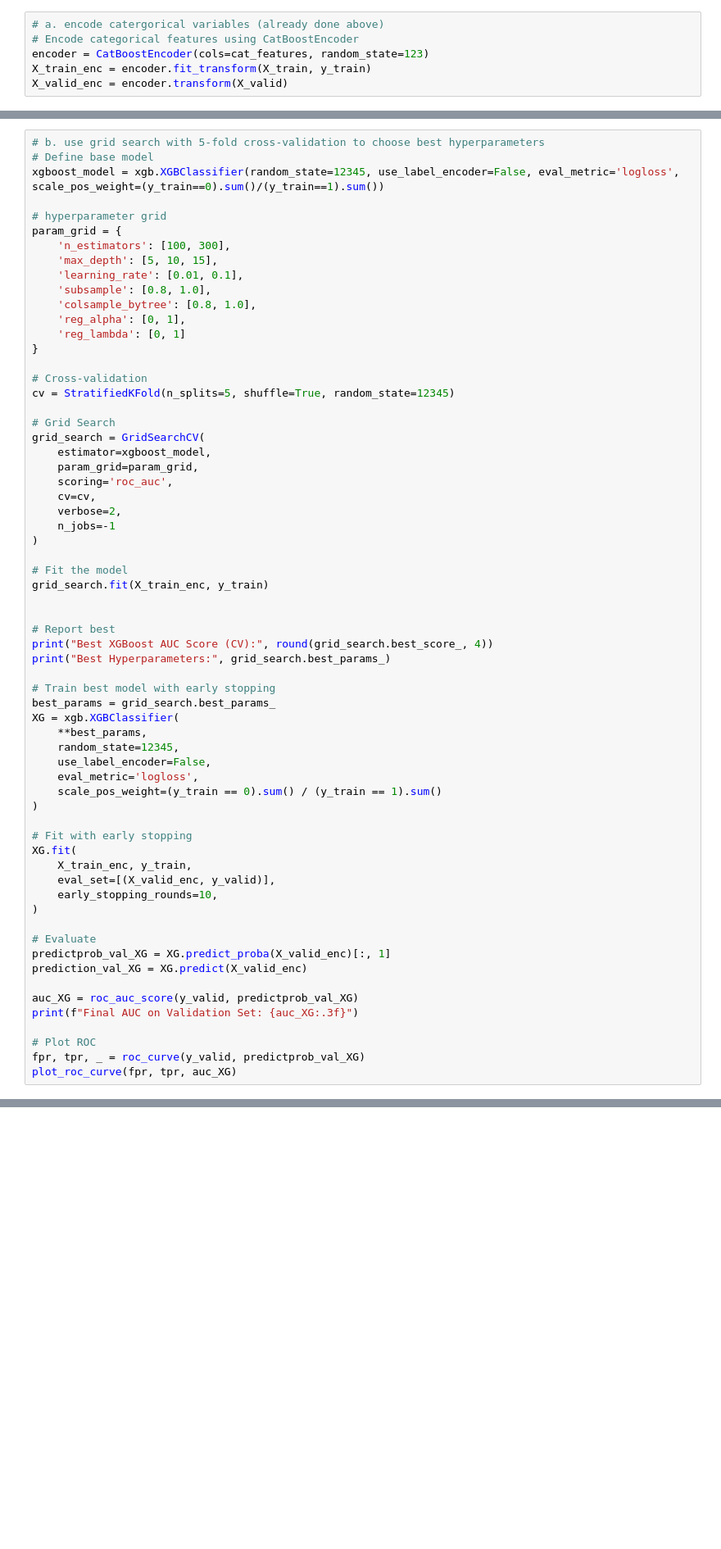
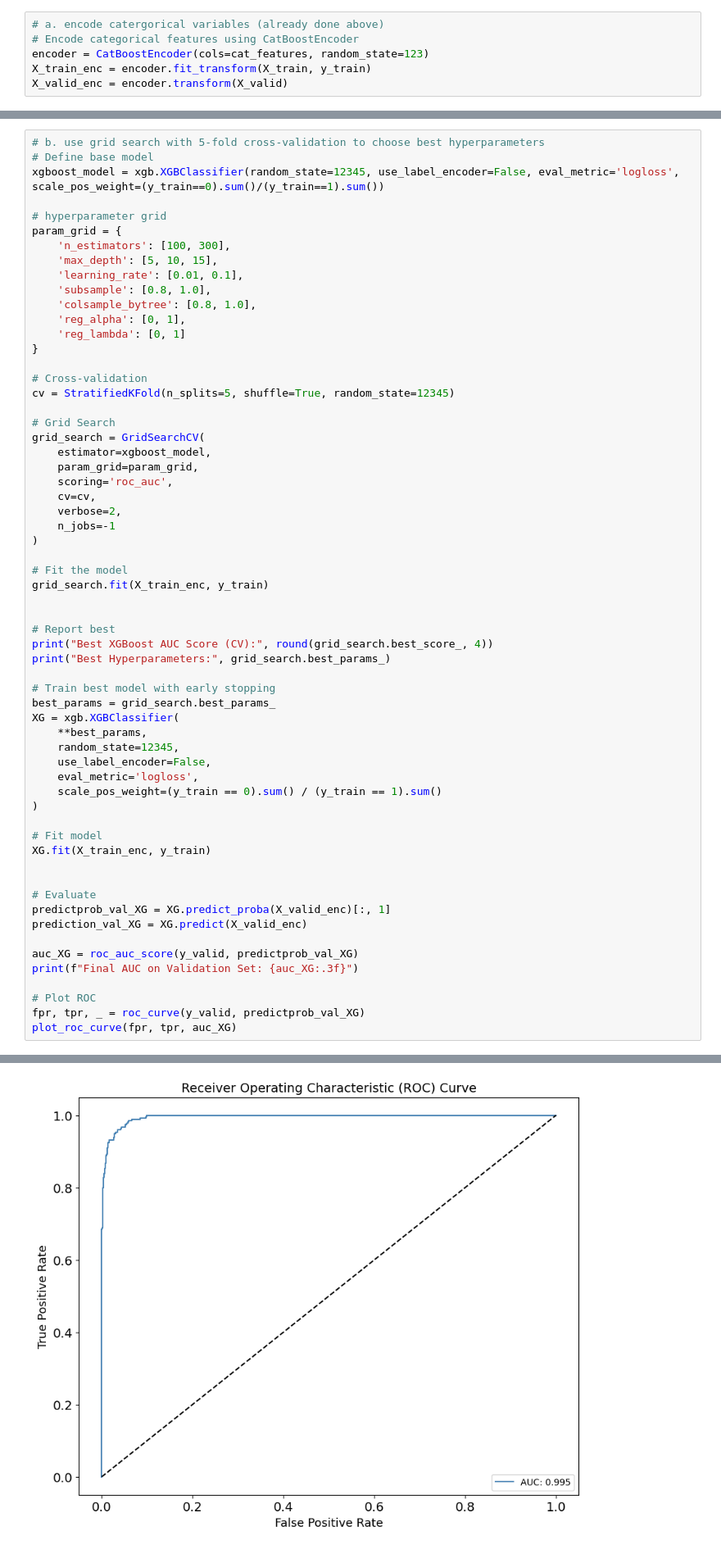
Before and after one commit to Chase-Wolters/Data-Science-Projects, a Jupyter notebook: Daily_Practice/HW3.ipynb, the cells around one changed output, grey strips where cells are left out. Shown at 82% size. Drawn from its saved outputs; the diff is of its cells as text; blank space fills up the shorter version.

```diff
--- a/Daily_Practice/HW3.ipynb
+++ b/Daily_Practice/HW3.ipynb
@@ -433,12 +491,9 @@ XG = xgb.XGBClassifier(
     scale_pos_weight=(y_train == 0).sum() / (y_train == 1).sum()
 )
 
-# Fit with early stopping
-XG.fit(
-    X_train_enc, y_train,
-    eval_set=[(X_valid_enc, y_valid)],
-    early_stopping_rounds=10,
-)
+# Fit model
+XG.fit(X_train_enc, y_train)
+
 
 # Evaluate
 predictprob_val_XG = XG.predict_proba(X_valid_enc)[:, 1]
@@ -457,0 +513 @@ TypeError: XGBClassifier.fit() got an unexpected keyword argument 'callbacks'
+[figure, added]
```
Also changed, not shown: parts of 27 cells of this notebook.
